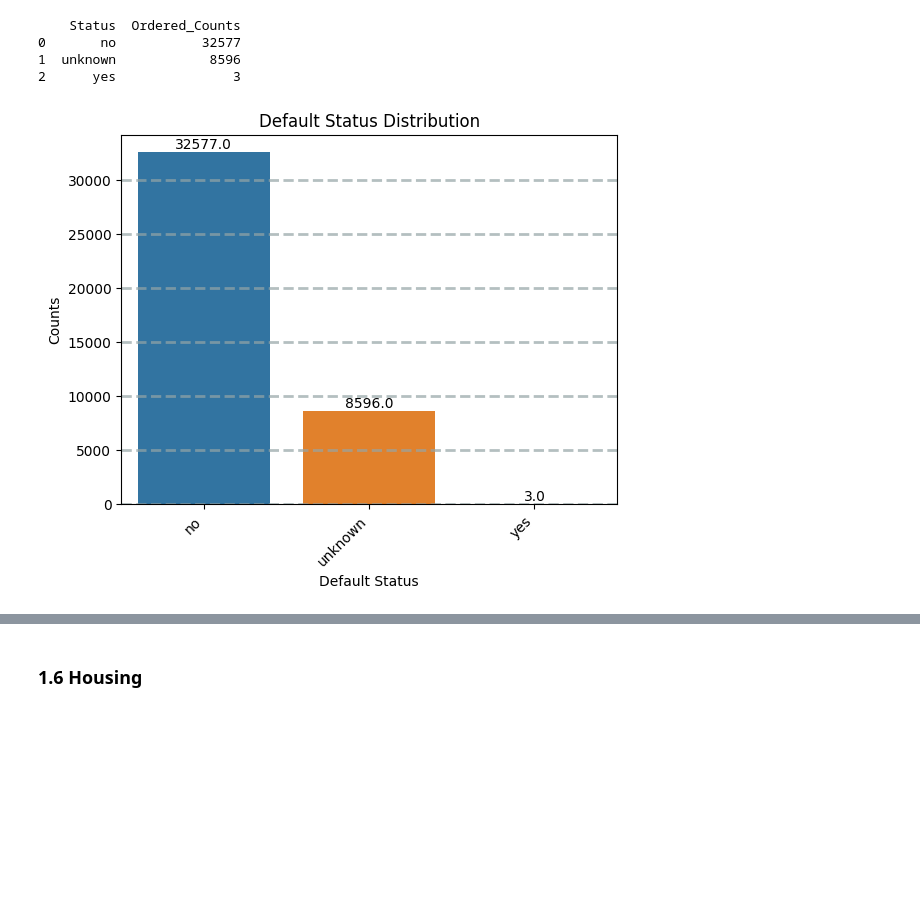
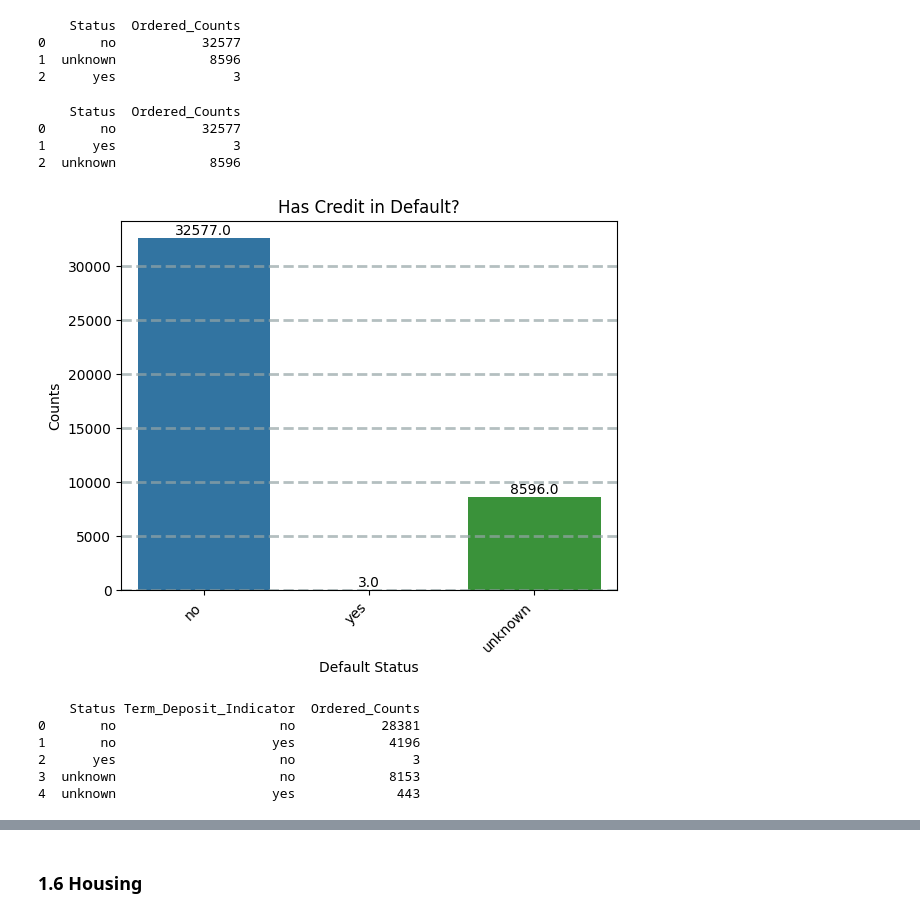
Before and after one commit to flynn-ky-t2/kaggle_f., a Jupyter notebook: bank-marketing-coding-practice.ipynb, the cells around one changed output, grey strips where cells are left out. Drawn from its saved outputs; the diff is of its cells as text; code cells hidden in the pictures; blank space fills up the shorter version.

```diff
--- a/bank-marketing-coding-practice.ipynb
+++ b/bank-marketing-coding-practice.ipynb
@@ -396,0 +548,10 @@ plt.show()
+# %%
+query_1 = """
+SELECT job as Job, COUNT(job) AS Ordered_Counts
+FROM processed_marketing
+WHERE y = 'yes'
+GROUP BY job
+ORDER BY job ASC;
+"""
+result_1 = run_query(query_1)
+print(result_1)
@@ -485,0 +825,17 @@ plt.show()
+# %%
+splot = sns.barplot(data=result_1, x='Education', y='Ordered_Counts', hue = 'Term_Deposit_Indicator')
+
+for p in splot.patches:
+    splot.annotate(format(p.get_height()),
+                   (p.get_x() + p.get_width() / 2., p.get_height()),
+                   ha='center', va='center',
+                   xytext=(0, 6),
+                   textcoords='offset points')
+
+#rotate x-axis labels
+plt.xticks(rotation=45, ha='right')
+plt.xlabel('Education')
+plt.ylabel('Counts')
+plt.title('Education Distribution')
+plt.grid(color='#95a5a6', linestyle='--', linewidth=2, axis='y', alpha=0.7)
+plt.show()
@@ -507,22 +865,67 @@ print(result_1)
 0       no           32577
 1  unknown            8596
 2      yes               3
+# %%
+query_1 = """
+SELECT `default` AS Status, COUNT(*) AS Ordered_Counts
+FROM processed_marketing
+GROUP BY `default`
+ORDER BY
+    CASE `default`
+        WHEN 'no' THEN 1
+        WHEN 'yes' THEN 2
+        WHEN 'unknown' THEN 3
+    END ASC;
+"""
+result_1 = run_query(query_1)
+print(result_1)
+# %% [output]
+    Status  Ordered_Counts
+0       no           32577
+1      yes               3
+2  unknown            8596
 # %%
 splot = sns.barplot(data=result_1, x='Status', y='Ordered_Counts')
 
 for p in splot.patches:
     splot.annotate(format(p.get_height()),
                    (p.get_x() + p.get_width() / 2., p.get_height()),
                    ha='center', va='center',
                    xytext=(0, 6),
                    textcoords='offset points')
 
 #rotate x-axis labels
 plt.xticks(rotation=45, ha='right')
 plt.xlabel('Default Status')
 plt.ylabel('Counts')
-plt.title('Default Status Distribution')
+plt.title('Has Credit in Default?')
 plt.grid(color='#95a5a6', linestyle='--', linewidth=2, axis='y', alpha=0.7)
 plt.show()
 # %% [output]
-[figure, old version]
+[figure, new version]
+# %%
+query_1 = """
+WITH temp_query AS (
+    SELECT `default` AS Status, y AS Term_Deposit_Indicator, COUNT(*) AS Ordered_Counts
+    FROM processed_marketing
+    GROUP BY Status, Term_Deposit_Indicator
+    ORDER BY Status, Term_Deposit_Indicator
+)
+SELECT *
+FROM temp_query
+GROUP BY Status, Term_Deposit_Indicator
+ORDER BY CASE Status
+        WHEN 'no' THEN 1
+        WHEN 'yes' THEN 2
+        WHEN 'unknown' THEN 3
+    END ASC;
+"""
+result_1 = run_query(query_1)
+print(result_1)
+# %% [output]
+    Status Term_Deposit_Indicator  Ordered_Counts
+0       no                     no           28381
+1       no                    yes            4196
+2      yes                     no               3
+3  unknown                     no            8153
+4  unknown                    yes             443
```
Also changed, not shown: parts of 98 cells of this notebook.
